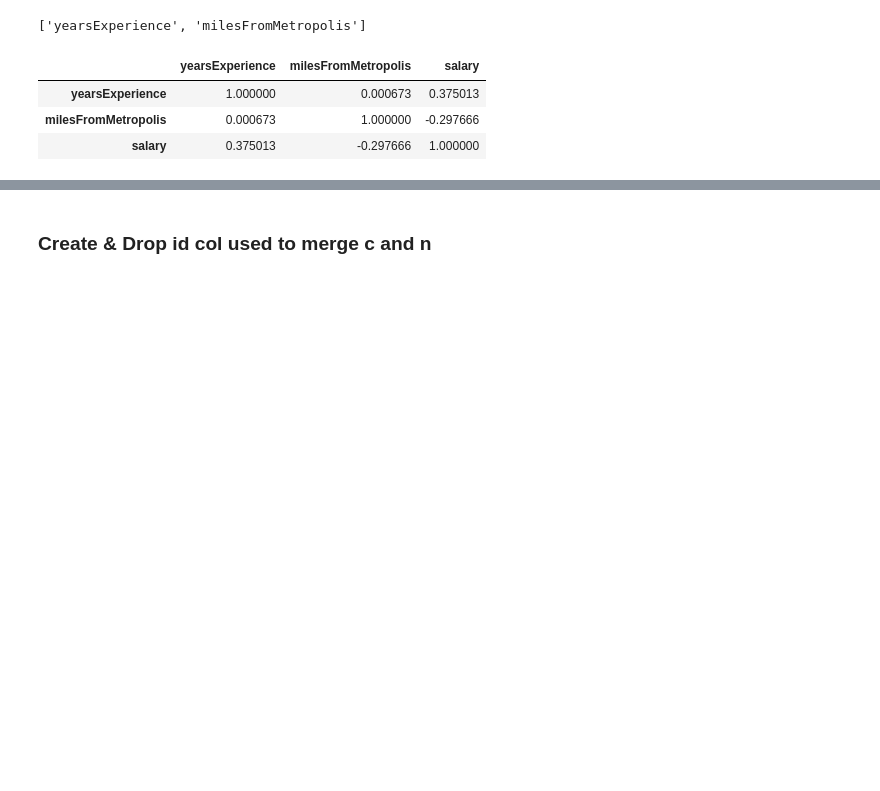
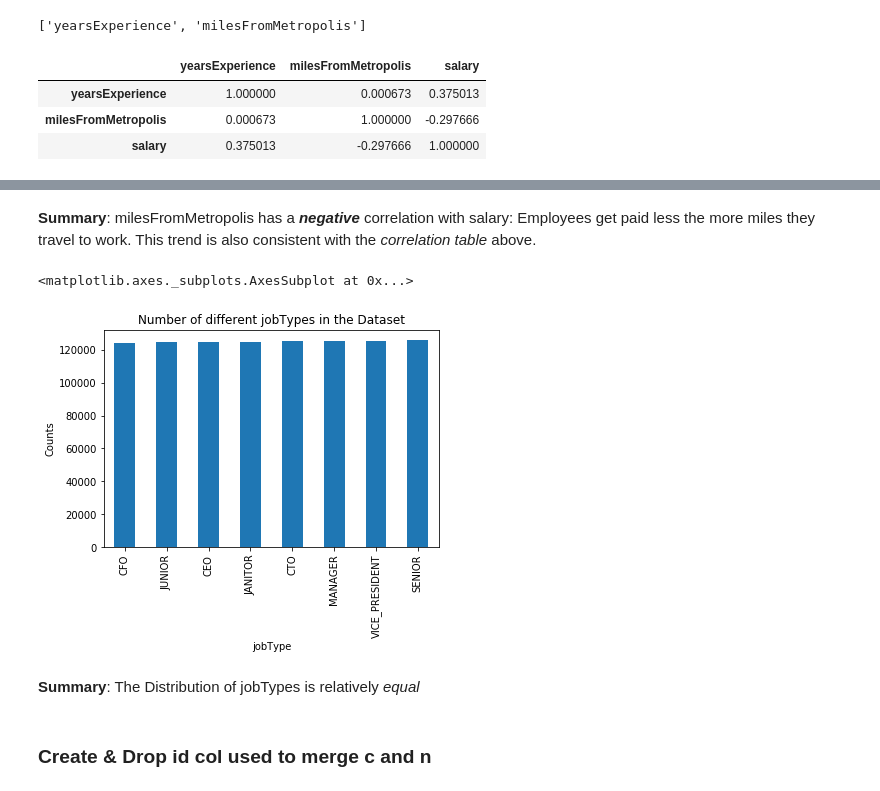
Before and after one commit to siddley1001/SalaryPrediction, a Jupyter notebook: Exploratory Data Analysis (EDA).ipynb, the cells around one changed output, grey strips where cells are left out. Saved outputs shown, nothing was run; the diff lists cells and outputs as text; code cells hidden in the pictures; blank space fills up the shorter version.

```diff
--- a/Exploratory Data Analysis (EDA).ipynb
+++ b/Exploratory Data Analysis (EDA).ipynb
@@ -174,3 +191,14 @@ sns.lmplot(x = 'yearsExperience', y = 'salary', data= train_full, hue = 'jobType
+# %% [markdown]
+**Summary**: milesFromMetropolis has a ***negative*** correlation with salary: Employees get paid less the more miles they travel to work. <t>This trend is also consistent with the *correlation table* above.
+# %%
+plt.title('Number of different jobTypes in the Dataset')
+plt.ylabel('Counts')
+train_full.groupby('jobType')['salary'].count().sort_values(ascending = True).plot(kind = 'bar')
+# %% [output]
+<matplotlib.axes._subplots.AxesSubplot at 0x...>
+[figure, added]
+# %% [markdown]
+**Summary**: The Distribution of jobTypes is relatively *equal*
 # %% [markdown]
 ### Create & Drop id col used to merge c and n
 # %%
```
Also changed, not shown: parts of 20 cells of this notebook.
